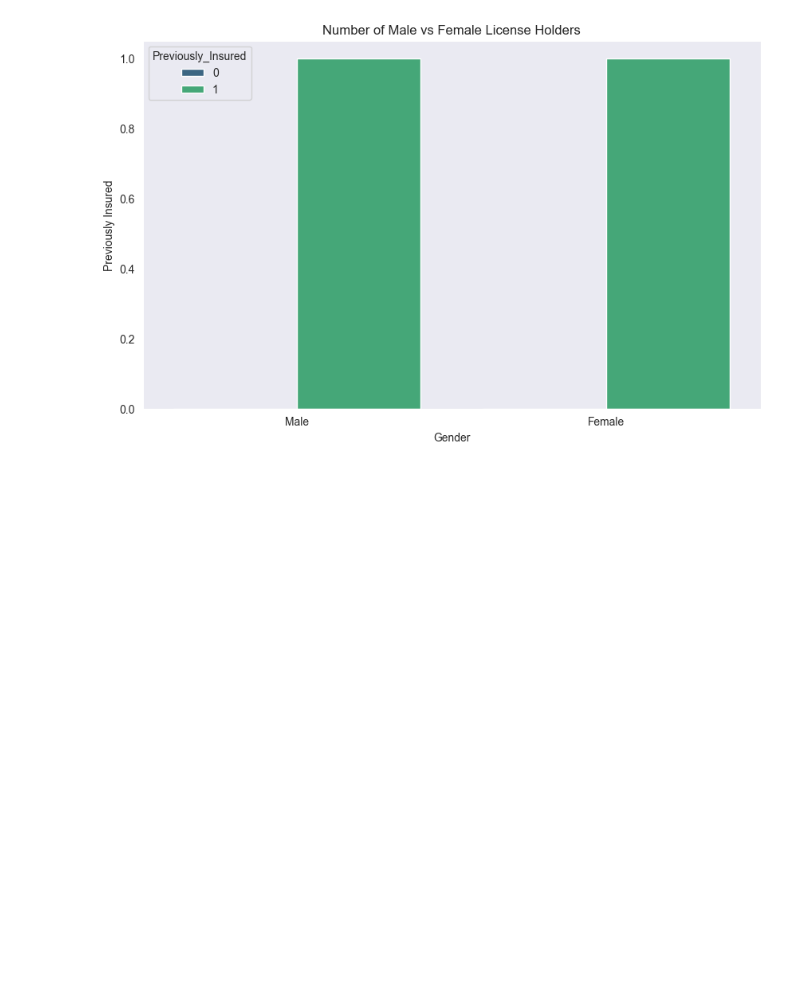
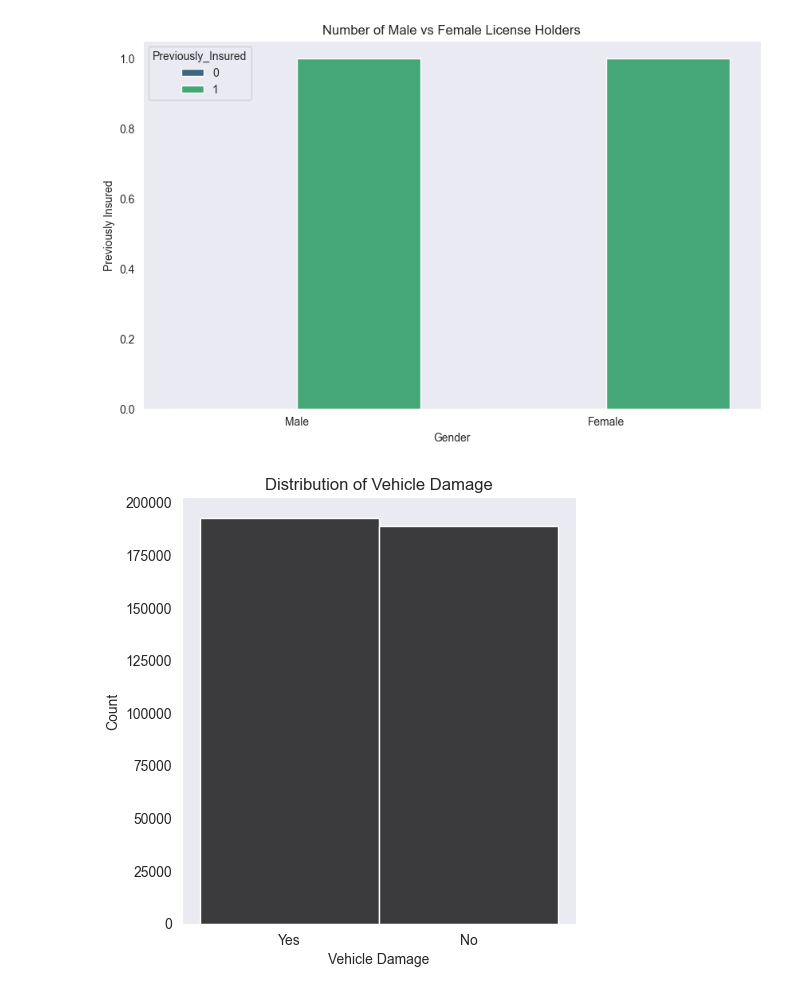
Before and after one commit to dvy246/Mlops-Vehicle-Project, a Jupyter notebook: notebook/exp.ipynb, the cells around one changed output. Drawn from its saved outputs; the diff is of its cells as text; code cells hidden in the pictures; blank space fills up the shorter version.

```diff
--- a/notebook/exp.ipynb
+++ b/notebook/exp.ipynb
@@ -181,3 +181,12 @@ plt.ylabel('Previously Insured')
 plt.show()
 # %% [output]
 [figure]
+# %%
+
+sns.displot(data=df, x='Vehicle_Damage',color='black')
+plt.title('Distribution of Vehicle Damage')
+plt.xlabel('Vehicle Damage')
+plt.ylabel('Count')
+plt.show()
+# %% [output]
+[figure, added]
```
Also changed, not shown: parts of 3 cells of this notebook, 3 other files.
